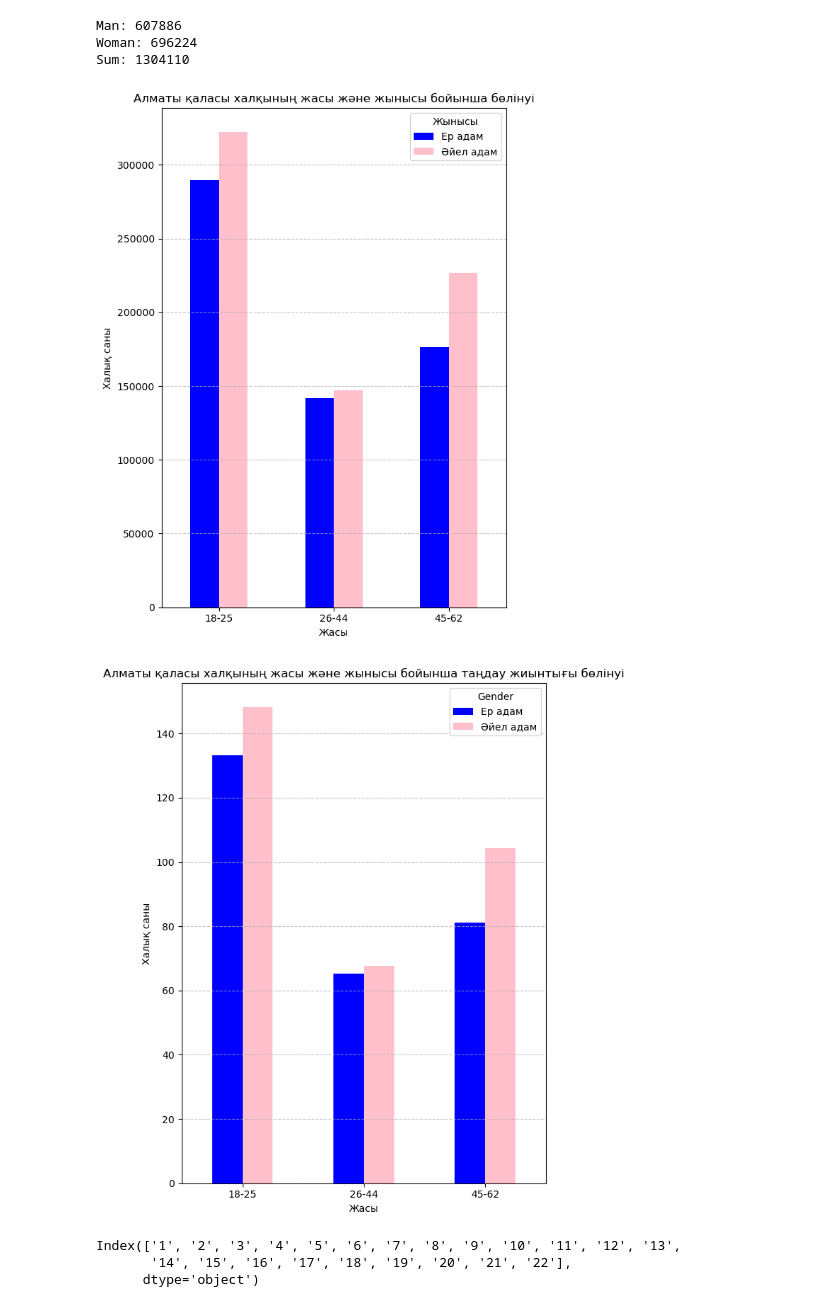
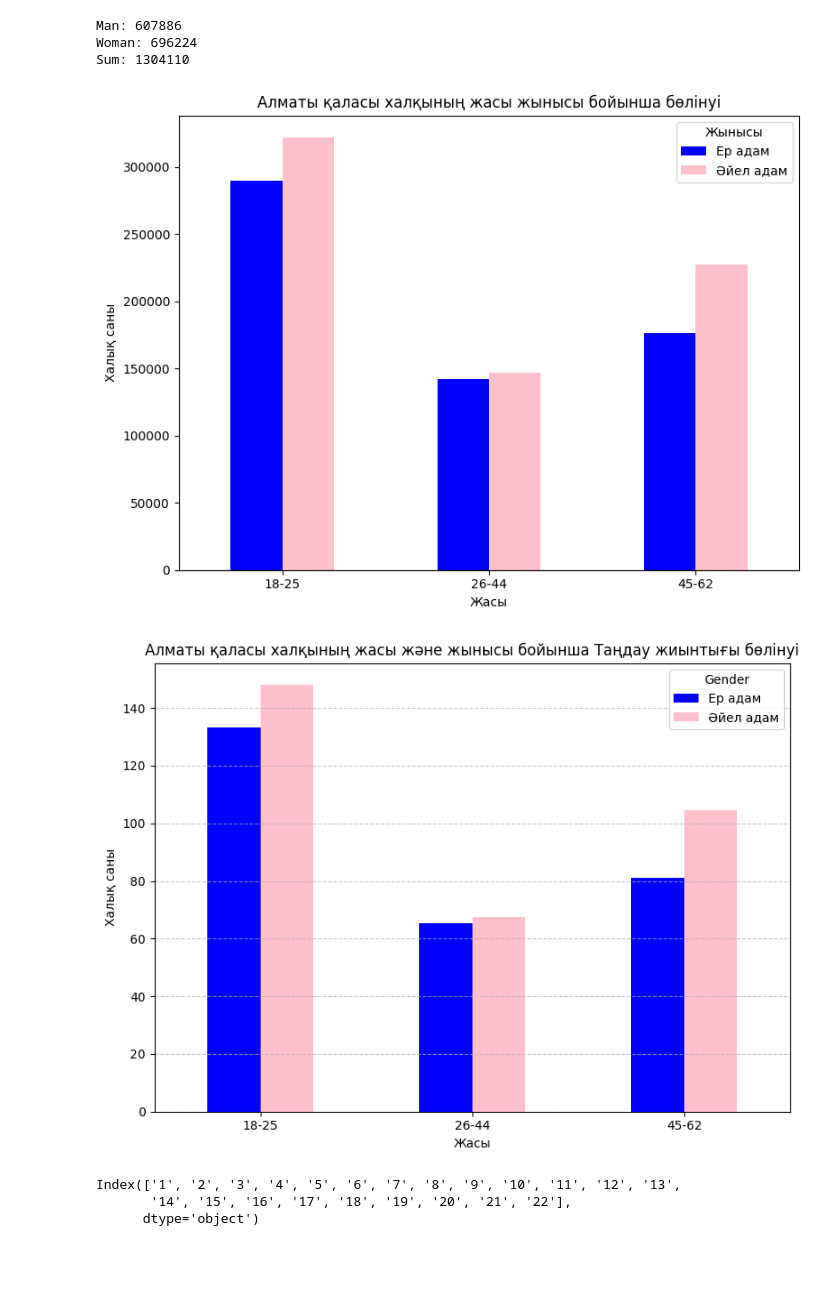
Before and after one commit to alinaskhan/Correlation-analysis, a Jupyter notebook: Analysis.ipynb, the cells around one changed output. Drawn from its saved outputs; the diff is of its cells as text; code cells hidden in the pictures; blank space fills up the shorter version.

```diff
--- a/Analysis.ipynb
+++ b/Analysis.ipynb
@@ -57,35 +66,35 @@ Man: 607886
 Woman: 696224
 Sum: 1304110
 # %%
-spl.plot(kind = 'bar',figsize=(6,8),color = ['blue','pink'])
-plt.title('Алматы қаласы халқының жасы және жынысы бойынша бөлінуі')
+spl.plot(kind = 'bar',figsize=(8,6),color = ['blue','pink'])
+plt.title('Алматы қаласы халқының жасы жынысы бойынша бөлінуі')
 plt.xlabel('Жасы')
 plt.ylabel('Халық саны')
 plt.xticks(rotation=0)
 plt.legend(title='Жынысы')
-plt.grid(axis='y',linestyle='--',alpha=0.7)
+plt.grid(axis='y',linestyle='',alpha=0.7)
 plt.tight_layout()
 plt.savefig('population_chart.png',dpi=300)
 plt.show()
 # %% [output]
-[figure, old version]
+[figure, new version]
 # %%
 spf = pd.DataFrame({'Ер адам': [133.3112,65.21926,81.09708],
                    'Әйел адам': [148.2079, 67.64208, 104.4131]},
                   index=(['18-25', '26-44','45-62']))
 # %%
-spf.plot(kind = 'bar',figsize=(6,8),color = ['blue','pink'])
-plt.title('Алматы қаласы халқының жасы және жынысы бойынша таңдау жиынтығы бөлінуі')
+spf.plot(kind = 'bar',figsize=(8,6),color = ['blue','pink'])
+plt.title('Алматы қаласы халқының жасы және жынысы бойынша Таңдау жиынтығы бөлінуі')
 plt.xlabel('Жасы')
 plt.ylabel('Халық саны')
 plt.xticks(rotation=0)
 plt.legend(title='Gender')
 plt.grid(axis='y',linestyle='--',alpha=0.7)
 plt.tight_layout()
-plt.savefig('population_chart.png',dpi=300)
+plt.savefig('population_chart_survey.png',dpi=300)
 plt.show()
 # %% [output]
-[figure, old version]
+[figure, new version]
 # %%
 df.columns = [str(i + 1) for i in range(len(df.columns))]
 # %%
```
Also changed, not shown: parts of 9 cells of this notebook, 2 other files.
